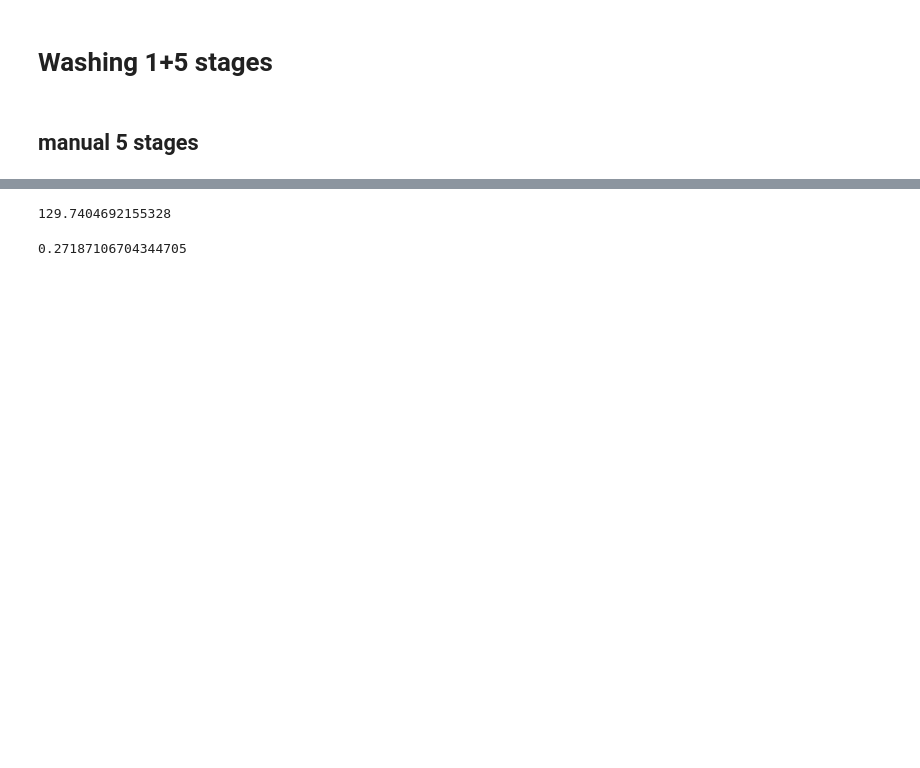
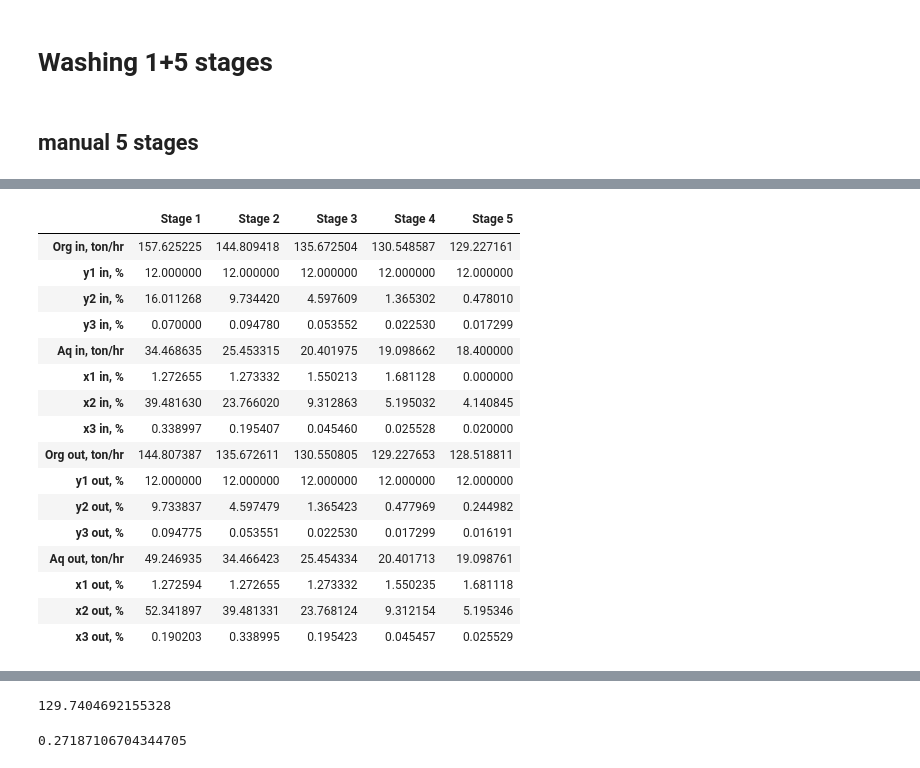
Before and after one commit to vladgap/LLC, a Jupyter notebook: Rotem_LLC_Washing_Simulation_OOP.ipynb, the cells around one changed output, grey strips where cells are left out. Saved outputs shown, nothing was run; the diff lists cells and outputs as text; code cells hidden in the pictures; blank space fills up the shorter version.

```diff
--- a/Rotem_LLC_Washing_Simulation_OOP.ipynb
+++ b/Rotem_LLC_Washing_Simulation_OOP.ipynb
@@ -877,4 +889,24 @@ opt_bat.summary_table
 | Equilibrium | --- | EQUIL_rotem_washing3 |
+# %%
+opt_bat.profile_table
+# %% [output]
+|  | Stage 1 | Stage 2 | Stage 3 | Stage 4 | Stage 5 |
+| Org in, ton/hr | 157.625225 | 144.809418 | 135.672504 | 130.548587 | 129.227161 |
+| y1 in, % | 12.000000 | 12.000000 | 12.000000 | 12.000000 | 12.000000 |
+| y2 in, % | 16.011268 | 9.734420 | 4.597609 | 1.365302 | 0.478010 |
+| y3 in, % | 0.070000 | 0.094780 | 0.053552 | 0.022530 | 0.017299 |
+| Aq in, ton/hr | 34.468635 | 25.453315 | 20.401975 | 19.098662 | 18.400000 |
+| x1 in, % | 1.272655 | 1.273332 | 1.550213 | 1.681128 | 0.000000 |
+| x2 in, % | 39.481630 | 23.766020 | 9.312863 | 5.195032 | 4.140845 |
+| x3 in, % | 0.338997 | 0.195407 | 0.045460 | 0.025528 | 0.020000 |
+| Org out, ton/hr | 144.807387 | 135.672611 | 130.550805 | 129.227653 | 128.518811 |
+| y1 out, % | 12.000000 | 12.000000 | 12.000000 | 12.000000 | 12.000000 |
+| y2 out, % | 9.733837 | 4.597479 | 1.365423 | 0.477969 | 0.244982 |
+| y3 out, % | 0.094775 | 0.053551 | 0.022530 | 0.017299 | 0.016191 |
+| Aq out, ton/hr | 49.246935 | 34.466423 | 25.454334 | 20.401713 | 19.098761 |
+| x1 out, % | 1.272594 | 1.272655 | 1.273332 | 1.550235 | 1.681118 |
+| x2 out, % | 52.341897 | 39.481331 | 23.768124 | 9.312154 | 5.195346 |
+| x3 out, % | 0.190203 | 0.338995 | 0.195423 | 0.045457 | 0.025529 |
 # %%
 OF = opt_bat.bat.Oout_list[-1]
 OP = opt_bat.bat.yout_list[-1][1]
```
Also changed, not shown: parts of 11 cells of this notebook.
